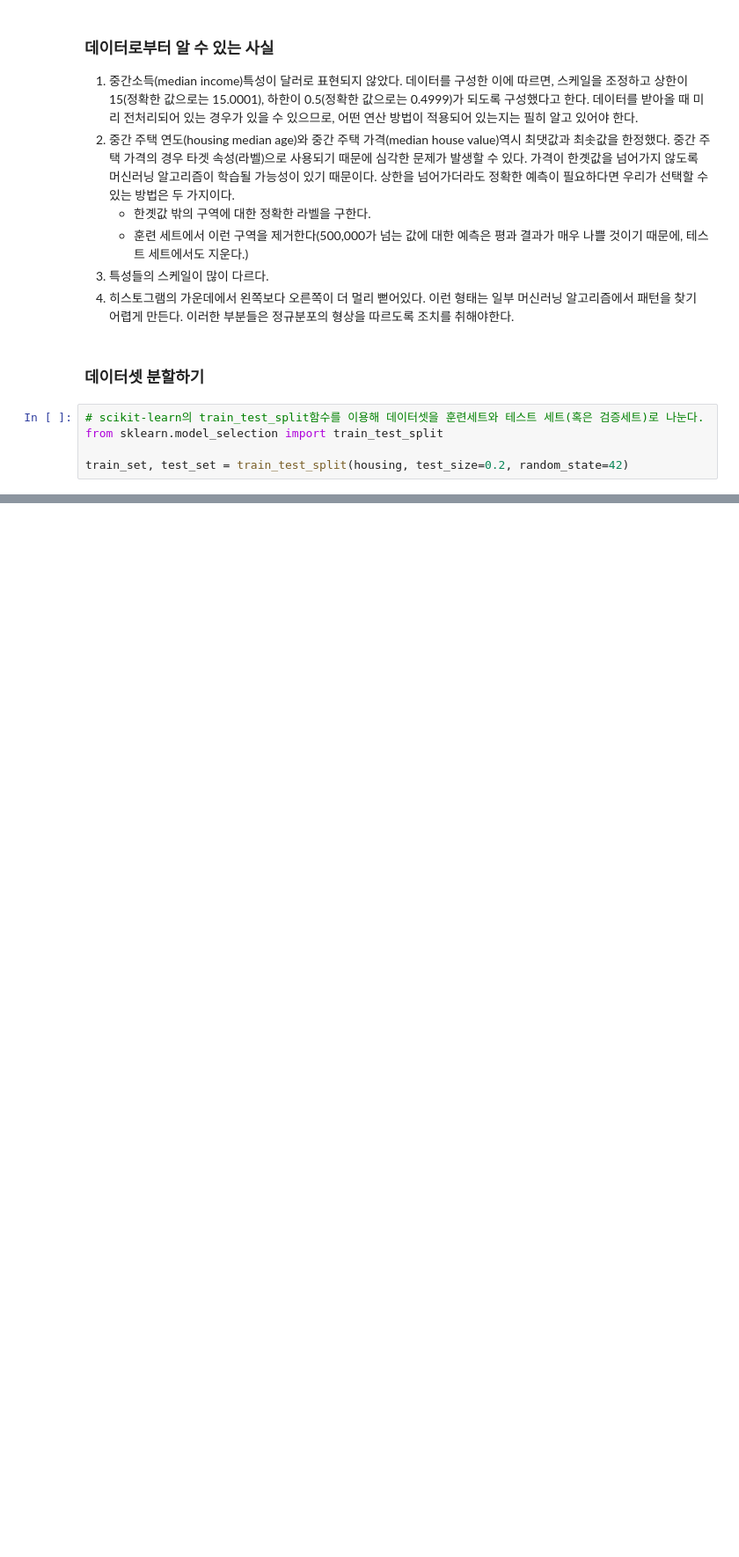
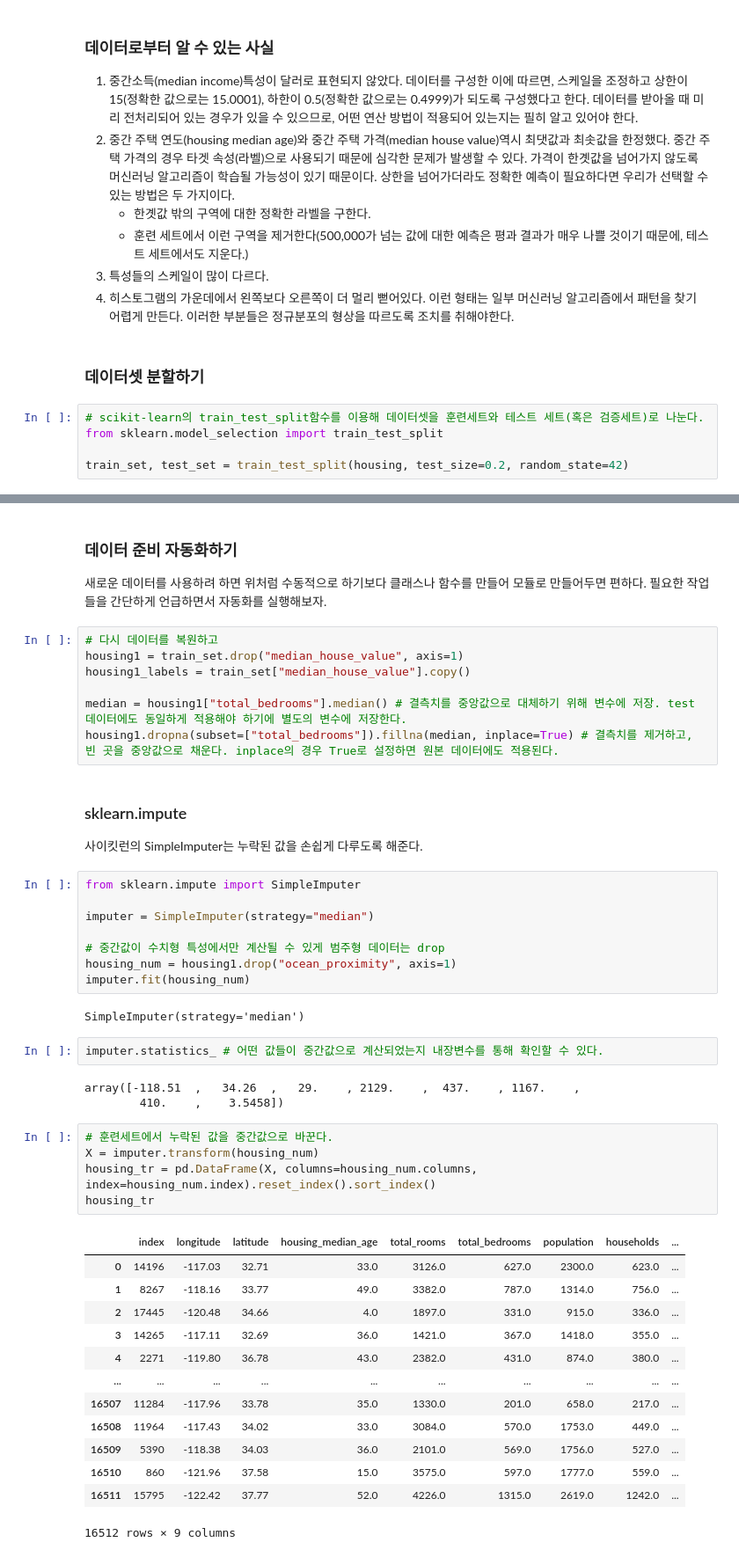
Before and after one commit to LeeHeonWoo1/ML_DL, a Jupyter notebook: ML/HandsOn/1_ml_project.ipynb, the cells around one changed output, grey strips where cells are left out. Shown at 88% size. Saved outputs shown, nothing was run; the diff lists cells and outputs as text; blank space fills up the shorter version.

```diff
--- a/ML/HandsOn/1_ml_project.ipynb
+++ b/ML/HandsOn/1_ml_project.ipynb
@@ -86,0 +165,47 @@ train_set, test_set = train_test_split(housing, test_size=0.2, random_state=42)
+# %% [markdown]
+### 데이터 준비 자동화하기
+새로운 데이터를 사용하려 하면 위처럼 수동적으로 하기보다 클래스나 함수를 만들어 모듈로 만들어두면 편하다. 필요한 작업들을 간단하게 언급하면서 자동화를 실행해보자.
+# %%
+# 다시 데이터를 복원하고
+housing1 = train_set.drop("median_house_value", axis=1)
+housing1_labels = train_set["median_house_value"].copy()
+
+median = housing1["total_bedrooms"].median() # 결측치를 중앙값으로 대체하기 위해 변수에 저장. test 데이터에도 동일하게 적용해야 하기에 별도의 변수에 저장한다.
+housing1.dropna(subset=["total_bedrooms"]).fillna(median, inplace=True) # 결측치를 제거하고, 빈 곳을 중앙값으로 채운다. inplace의 경우 True로 설정하면 원본 데이터에도 적용된다.
+# %% [markdown]
+### sklearn.impute
+사이킷런의 SimpleImputer는 누락된 값을 손쉽게 다루도록 해준다.
+# %%
+from sklearn.impute import SimpleImputer
+
+imputer = SimpleImputer(strategy="median")
+
+# 중간값이 수치형 특성에서만 계산될 수 있게 범주형 데이터는 drop
+housing_num = housing1.drop("ocean_proximity", axis=1)
+imputer.fit(housing_num)
+# %% [output]
+SimpleImputer(strategy='median')
+# %%
+imputer.statistics_ # 어떤 값들이 중간값으로 계산되었는지 내장변수를 통해 확인할 수 있다.
+# %% [output]
+array([-118.51  ,   34.26  ,   29.    , 2129.    ,  437.    , 1167.    ,
+        410.    ,    3.5458])
+# %%
+# 훈련세트에서 누락된 값을 중간값으로 바꾼다.
+X = imputer.transform(housing_num)
+housing_tr = pd.DataFrame(X, columns=housing_num.columns, index=housing_num.index).reset_index().sort_index()
+housing_tr
+# %% [output]
+|  | index | longitude | latitude | housing_median_age | total_rooms | total_bedrooms | population | households | ... |
+| 0 | 14196 | -117.03 | 32.71 | 33.0 | 3126.0 | 627.0 | 2300.0 | 623.0 | ... |
+| 1 | 8267 | -118.16 | 33.77 | 49.0 | 3382.0 | 787.0 | 1314.0 | 756.0 | ... |
+| 2 | 17445 | -120.48 | 34.66 | 4.0 | 1897.0 | 331.0 | 915.0 | 336.0 | ... |
+| 3 | 14265 | -117.11 | 32.69 | 36.0 | 1421.0 | 367.0 | 1418.0 | 355.0 | ... |
+| 4 | 2271 | -119.80 | 36.78 | 43.0 | 2382.0 | 431.0 | 874.0 | 380.0 | ... |
+| ... | ... | ... | ... | ... | ... | ... | ... | ... | ... |
+| 16507 | 11284 | -117.96 | 33.78 | 35.0 | 1330.0 | 201.0 | 658.0 | 217.0 | ... |
+| 16508 | 11964 | -117.43 | 34.02 | 33.0 | 3084.0 | 570.0 | 1753.0 | 449.0 | ... |
+| 16509 | 5390 | -118.38 | 34.03 | 36.0 | 2101.0 | 569.0 | 1756.0 | 527.0 | ... |
+| 16510 | 860 | -121.96 | 37.58 | 15.0 | 3575.0 | 597.0 | 1777.0 | 559.0 | ... |
+| 16511 | 15795 | -122.42 | 37.77 | 52.0 | 4226.0 | 1315.0 | 2619.0 | 1242.0 | ... |
+16512 rows × 9 columns
```
Also changed, not shown: parts of 21 cells of this notebook.
